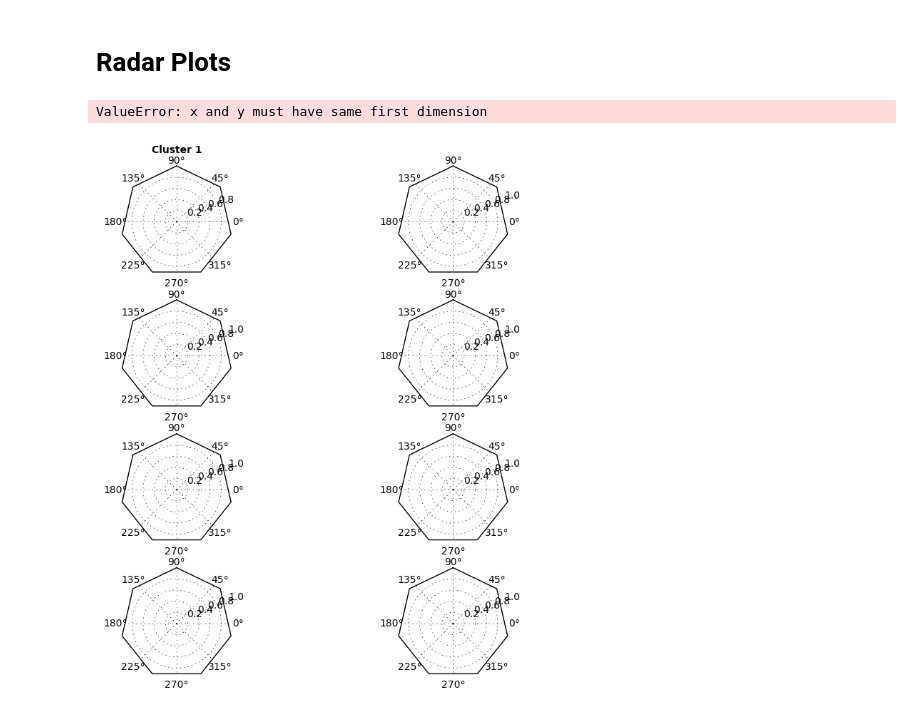
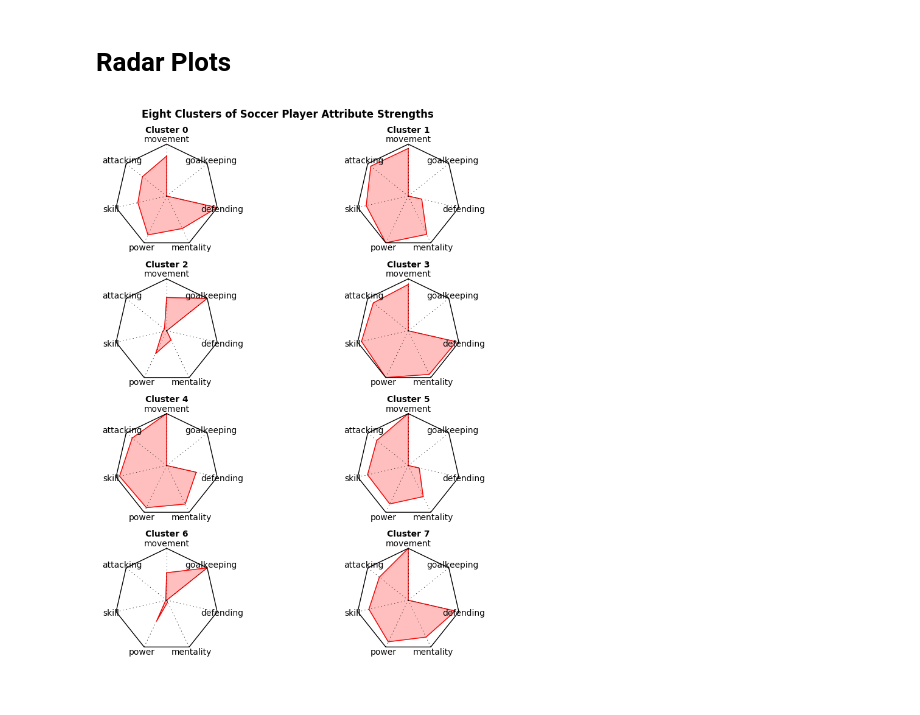
Before and after one commit to vwrideout/soccer694, a Jupyter notebook: project_nb_PR.ipynb, the cells around one changed output. Cells and saved outputs as stored; diff of their text form; code cells hidden in the pictures.

```diff
--- a/project_nb_PR.ipynb
+++ b/project_nb_PR.ipynb
@@ -163,7 +163,7 @@ attributes = ['crossing', 'finishing', 'heading_accuracy', 'short_passing', 'vol
              'marking', 'standing_tackle', 'sliding_tackle',
              'gk_diving', 'gk_handling', 'gk_kicking', 'gk_positioning', 'gk_reflexes']
 
-attr_cats = ['attacking', 'skill', 'movement', 'power', 'mentality',
+attr_cats = ['movement', 'attacking', 'skill', 'power', 'mentality',
              'defending', 'goalkeeping']
 
 attacking = attributes[:5]
@@ -210,12 +237,10 @@ from pyspark.mllib.linalg import Vectors
 import numpy as np
 import matplotlib.pyplot as plt
 %matplotlib inline
-# %%
-std_scoreDF = sqlContext.sql('select * from for_clustering')
 # %%
 transformer = VectorAssembler(outputCol = 'features',
                               inputCols = std_scoreDF.columns[-7:])
 # %%
-points = transformer.transform(std_scoreDF).select('features').cache()
+points = transformer.transform(std_scoreDF).select('features')
 # %%
 kMeans_rdd = points.rdd.map(lambda data: Vectors.dense([c for c in data])).cache()
@@ -222,6 +251,6 @@ kMeans_rdd = points.rdd.map(lambda data: Vectors.dense([c for c in data])).cache
 # %%
-wssse_list = [0 for x in range(0, 30)]
-for k in range(3, 30):
+wssse_list = [0 for x in range(0, 20)]
+for k in range(3, 20):
     model = KMeansMllib.train(kMeans_rdd, k)
     avg_wssse = model.computeCost(kMeans_rdd) / k
     wssse_list[k] = avg_wssse
@@ -267,35 +313,33 @@ data = [("Cluster {}".format(x + 1), list(centers[x])) for x in range(k)]
 # %%
 N = 7
 theta = radar_factory(N, frame='polygon')
 
-data = [("Cluster {}".format(x + 1), list(centers[x])) for x in range(k)]
+data = [("Cluster {}".format(x), list(centers[x])) for x in range(k)]
 spoke_labels = attr_cats
 
 fig, axes = plt.subplots(figsize=(9, 9), nrows=4, ncols=2,
                          subplot_kw=dict(projection='radar'))
 fig.subplots_adjust(wspace=0.25, hspace=0.20, top=0.85, bottom=0.05)
-
-# Plot the four cases from the example data on separate axes
+# Plot the 8 clusters on separate axes
 for ax, (title, case_data) in zip(axes.flatten(), data):
-    ax.set_rgrids([0.2, 0.4, 0.6, 0.8])
+    ax.set_rgrids([0.1, 2.1])
     ax.set_title(title, weight='bold', size='medium', position=(0.5, 1.1),
                  horizontalalignment='center', verticalalignment='center')
-    for d in case_data:
-        ax.plot(theta, d, color='r')
-        ax.fill(theta, d, facecolor='r', alpha=0.25)
+    ax.plot(theta, case_data, color='r')
+    ax.fill(theta, case_data, facecolor='r', alpha=0.25)
     ax.set_varlabels(spoke_labels)
 
 # add legend relative to top-left plot
 ax = axes[0, 0]
 #labels = ('Factor 1', 'Factor 2', 'Factor 3', 'Factor 4', 'Factor 5')
-legend = ax.legend(labels, loc=(0.9, .95),
-                   labelspacing=0.1, fontsize='small')
+#legend = ax.legend(labels, loc=(0.9, .95),
+#                   labelspacing=0.1, fontsize='small')
 
-fig.text(0.5, 0.965, '5-Factor Solution Profiles Across Four Scenarios',
+fig.text(0.5, 1, 'Eight Clusters of Soccer Player Attribute Strengths',
          horizontalalignment='center', color='black', weight='bold',
          size='large')
-
+fig.tight_layout()
 plt.show()
+plt.close()
 # %% [output]
-ValueError: x and y must have same first dimension
-[figure, old version]
+[figure, new version]
```
Also changed, not shown: parts of 11 cells of this notebook.
